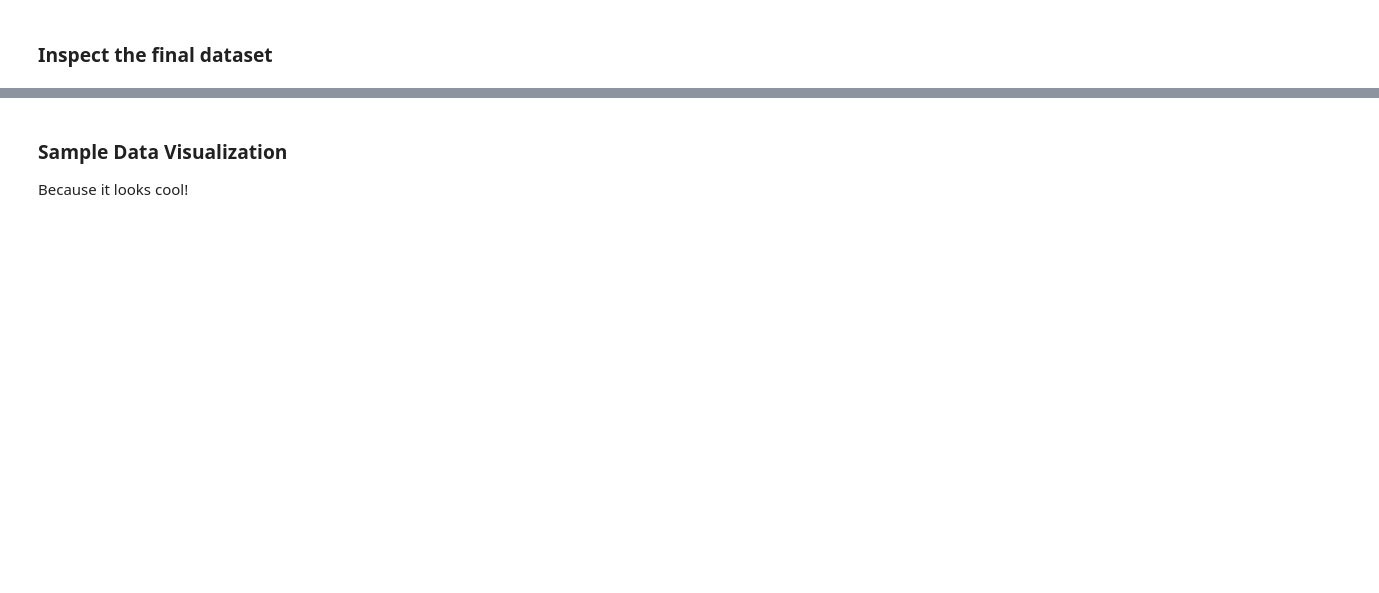
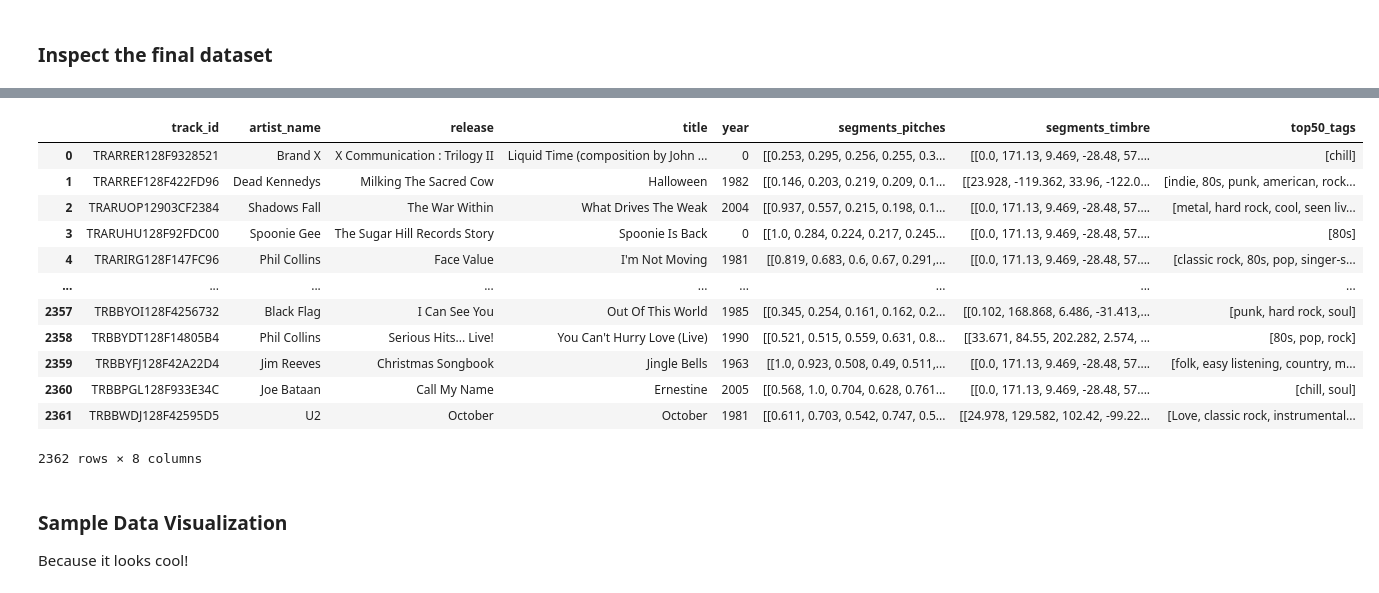
Before and after one commit to tima0476/final_timothy_mason_csci5922_s20, a Jupyter notebook: final_timothy_mason_csci5922_s20.ipynb, the cells around one changed output, grey strips where cells are left out. Drawn from its saved outputs; the diff is of its cells as text; code cells hidden in the pictures; blank space fills up the shorter version.

```diff
--- a/final_timothy_mason_csci5922_s20.ipynb
+++ b/final_timothy_mason_csci5922_s20.ipynb
@@ -35,8 +69,6 @@ import hdf5_getters        # https://github.com/tbertinmahieux/MSongsDB/tree/mas
 # it under the terms of the GNU General Public License as published by
 # the Free Software Foundation, either version 3 of the License, or
 # (at your option) any later version.
-
-min_segments = 540    # Don't use any MSD entries with fewer than this many segments
 # %% [markdown]
 ## Import data functions
 # %%
@@ -97,7 +129,7 @@ def hdf_tree_to_dataframe(msd_path='./MillionSongSubset/data',
         last = len(file_list)
     data = []
 
-    for f in tqdm(file_list[first:last], desc=f"Loading 10k Subset of MSD"):
+    for f in tqdm(file_list[first:last], desc=f"Loading                                      ubset of MSD"):
         h5file = hdf5_getters.open_h5_file_read(f)
         d = {}
         for c in categories:
@@ -158,26 +193,13 @@ def json_tree_to_dataframe( lfm_path='./lastfm_subset' ):
 # %%
 import os.path
 
-pickle_file = './msd_subset_top50.pickle'
-if os.path.isfile(pickle_file):
-    df = pd.read_pickle(pickle_file)
+if os.path.isfile(pickle_fn):
+    # This dataset has already been generated.  Load the snapshot
+    df = pd.read_pickle(pickle_fn)
 else:
+    # A snapshot is not available for this dataset.  Load it then save the snapshot
     df = hdf_tree_to_dataframe().merge( right=json_tree_to_dataframe(), on=('track_id','title','artist_name') )
-    df.to_pickle(pickle_file)
+    df.to_pickle(pickle_fn)
+    print(f"Created snapshot file {pickle_fn}")
 # %% [markdown]
 ### Inspect the final dataset
-# %%
-mn=100000
-mx=0
-seglist = []
-for i in df.index:
-    segs,_ = df.segments_pitches[i].shape
-    seglist.append((segs,df.title[i],df.artist_name[i]))
-    if segs<mn:
-        mn = segs
-    if segs>mx:
-        mx = segs
-
-print(f"min,max = {(mn,mx)}")
-
-df
@@ -199,3 +206,26 @@ min,max = (540, 5165)
+# %%
+# I'm sure there's a more 'Pythonic' way to do this, but this works in a pinch
+seg_max=0
+for i in df.index:
+    segs,_ = df.segments_pitches[i].shape
+    if segs>seg_max:
+        seg_max = segs
+
+df
+# %% [output]
+|  | track_id | artist_name | release | title | year | segments_pitches | segments_timbre | top50_tags |
+| 0 | TRARRER128F9328521 | Brand X | X Communication : Trilogy II | Liquid Time (composition by John ... | 0 | [[0.253, 0.295, 0.256, 0.255, 0.3... | [[0.0, 171.13, 9.469, -28.48, 57.... | [chill] |
+| 1 | TRARREF128F422FD96 | Dead Kennedys | Milking The Sacred Cow | Halloween | 1982 | [[0.146, 0.203, 0.219, 0.209, 0.1... | [[23.928, -119.362, 33.96, -122.0... | [indie, 80s, punk, american, rock... |
+| 2 | TRARUOP12903CF2384 | Shadows Fall | The War Within | What Drives The Weak | 2004 | [[0.937, 0.557, 0.215, 0.198, 0.1... | [[0.0, 171.13, 9.469, -28.48, 57.... | [metal, hard rock, cool, seen liv... |
+| 3 | TRARUHU128F92FDC00 | Spoonie Gee | The Sugar Hill Records Story | Spoonie Is Back | 0 | [[1.0, 0.284, 0.224, 0.217, 0.245... | [[0.0, 171.13, 9.469, -28.48, 57.... | [80s] |
+| 4 | TRARIRG128F147FC96 | Phil Collins | Face Value | I'm Not Moving | 1981 | [[0.819, 0.683, 0.6, 0.67, 0.291,... | [[0.0, 171.13, 9.469, -28.48, 57.... | [classic rock, 80s, pop, singer-s... |
+| ... | ... | ... | ... | ... | ... | ... | ... | ... |
+| 2357 | TRBBYOI128F4256732 | Black Flag | I Can See You | Out Of This World | 1985 | [[0.345, 0.254, 0.161, 0.162, 0.2... | [[0.102, 168.868, 6.486, -31.413,... | [punk, hard rock, soul] |
+| 2358 | TRBBYDT128F14805B4 | Phil Collins | Serious Hits... Live! | You Can't Hurry Love (Live) | 1990 | [[0.521, 0.515, 0.559, 0.631, 0.8... | [[33.671, 84.55, 202.282, 2.574, ... | [80s, pop, rock] |
+| 2359 | TRBBYFJ128F42A22D4 | Jim Reeves | Christmas Songbook | Jingle Bells | 1963 | [[1.0, 0.923, 0.508, 0.49, 0.511,... | [[0.0, 171.13, 9.469, -28.48, 57.... | [folk, easy listening, country, m... |
+| 2360 | TRBBPGL128F933E34C | Joe Bataan | Call My Name | Ernestine | 2005 | [[0.568, 1.0, 0.704, 0.628, 0.761... | [[0.0, 171.13, 9.469, -28.48, 57.... | [chill, soul] |
+| 2361 | TRBBWDJ128F42595D5 | U2 | October | October | 1981 | [[0.611, 0.703, 0.542, 0.747, 0.5... | [[24.978, 129.582, 102.42, -99.22... | [Love, classic rock, instrumental... |
+2362 rows × 8 columns
 # %% [markdown]
 ### Sample Data Visualization
 
```
Also changed, not shown: parts of 9 cells of this notebook.
